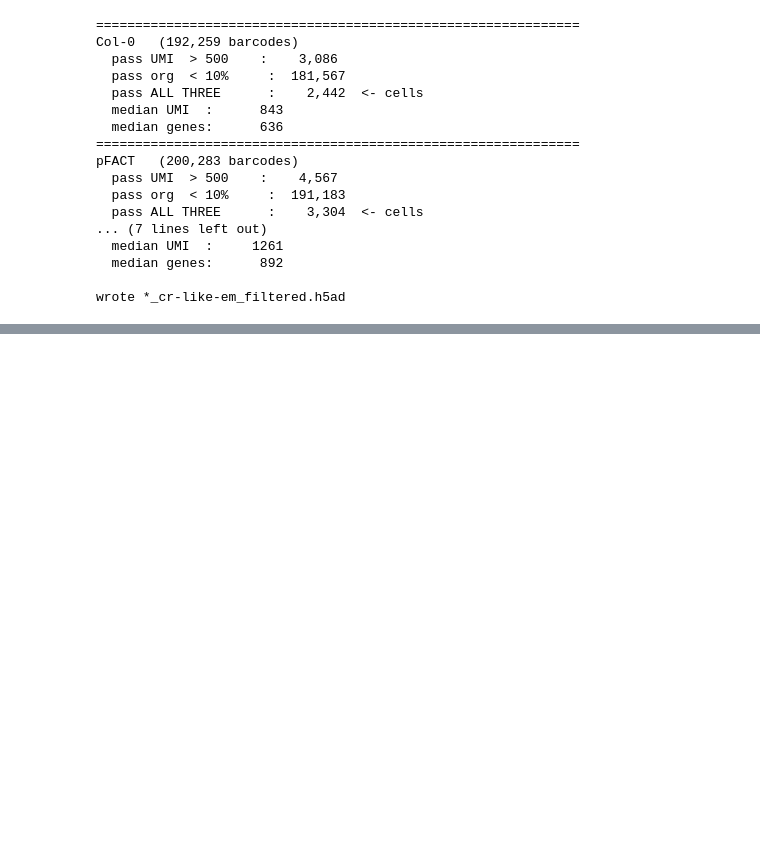
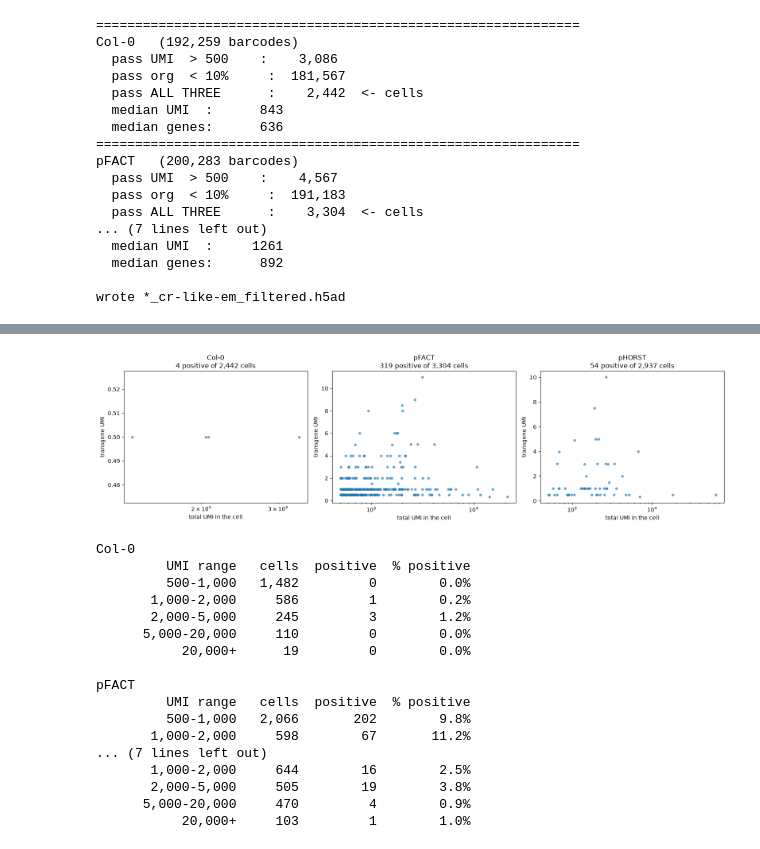
Before and after one commit to blm3886/myb41-transgene-snrnaseq, a Jupyter notebook: notebooks/07_scanpy_analysis.ipynb, the cells around one changed output, grey strips where cells are left out. Saved outputs shown, nothing was run; the diff lists cells and outputs as text; code cells hidden in the pictures; blank space fills up the shorter version.

```diff
--- a/notebooks/07_scanpy_analysis.ipynb
+++ b/notebooks/07_scanpy_analysis.ipynb
@@ -412,0 +481,72 @@ wrote *_cr-like-em_filtered.h5ad
+# %%
+import matplotlib.pyplot as plt
+import numpy as np
+
+TRANSGENE = "AT4G28110.Fusion"
+
+fig, axes = plt.subplots(1, 3, figsize=(16, 4.5))
+
+for ax, sample in zip(axes, SAMPLES):
+    adata = filtered[sample]
+    total = adata.obs["total_counts"].values
+    fusion = adata[:, TRANSGENE].X.toarray().ravel()
+
+    # keep only the cells that actually have transgene signal
+    pos = fusion > 0
+
+    ax.scatter(total[pos], fusion[pos], s=14, alpha=0.6)
+    ax.set_xscale("log")
+    ax.set_xlabel("total UMI in the cell")
+    ax.set_ylabel("transgene UMI")
+    ax.set_title(f"{sample}\n{pos.sum():,} positive of {len(fusion):,} cells")
+
+plt.tight_layout()
+plt.show()
+
+
+# ---------------------------------------------------------------------------
+# THE AMBIENT TEST
+#
+# Ambient RNA is scooped up in proportion to droplet size. So if the transgene
+# signal is just soup, the % of positive cells should RISE with total UMI -
+# bigger cells catch more of everything.
+#
+# If the % stays flat, or does not rise, the signal is NOT explained by ambient.
+# ---------------------------------------------------------------------------
+bins = [(500, 1000), (1000, 2000), (2000, 5000), (5000, 20000), (20000, 10**9)]
+
+for sample in SAMPLES:
+    adata = filtered[sample]
+    total = adata.obs["total_counts"].values
+    fusion = adata[:, TRANSGENE].X.toarray().ravel()
+
+    print(f"\n{sample}")
+    print(f"  {'UMI range':>16} {'cells':>7} {'positive':>9} {'% positive':>11}")
+
+    for low, high in bins:
+        in_bin = (total > low) & (total <= high)
+        if in_bin.sum() == 0:
+            continue
+        n_pos = (fusion[in_bin] > 0).sum()
+        label = f"{low:,}-{high:,}" if high < 10**9 else f"{low:,}+"
+        print(f"  {label:>16} {in_bin.sum():>7,} {n_pos:>9,} "
+              f"{n_pos/in_bin.sum()*100:>10.1f}%")
+# %% [output]
+[figure, added]
+Col-0
+         UMI range   cells  positive  % positive
+         500-1,000   1,482         0        0.0%
+       1,000-2,000     586         1        0.2%
+       2,000-5,000     245         3        1.2%
+      5,000-20,000     110         0        0.0%
+           20,000+      19         0        0.0%
+
+pFACT
+         UMI range   cells  positive  % positive
+         500-1,000   2,066       202        9.8%
+       1,000-2,000     598        67       11.2%
+... (7 lines left out)
+       1,000-2,000     644        16        2.5%
+       2,000-5,000     505        19        3.8%
+      5,000-20,000     470         4        0.9%
+           20,000+     103         1        1.0%
```
Also changed, not shown: parts of 9 cells of this notebook, 17 other files.
